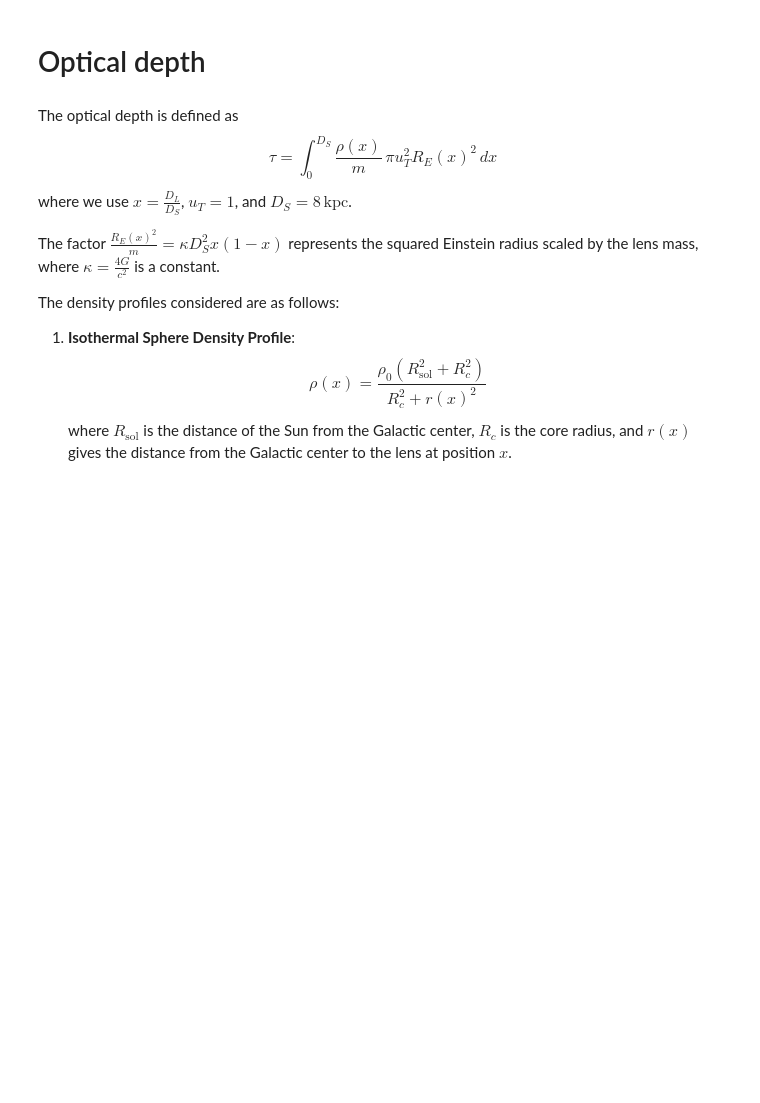
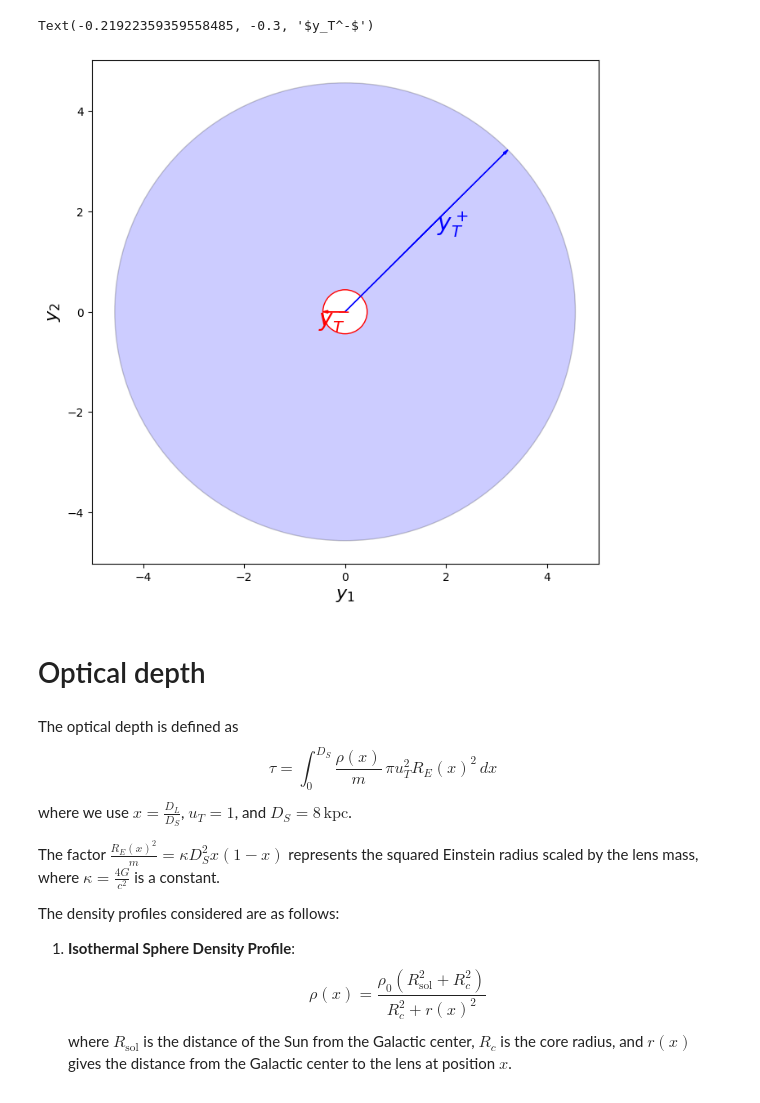
Before and after one commit to anibal-art/Lentes_gravitacionales, a Jupyter notebook: Lista_4.ipynb, the cells around one changed output. Cells and saved outputs as stored; diff of their text form; code cells hidden in the pictures; blank space fills up the shorter version.

```diff
--- a/Lista_4.ipynb
+++ b/Lista_4.ipynb
@@ -1,3 +70,20 @@
+# %%
+fig,ax=plt.subplots(1,1,figsize=(8,8))
+circle_out=plt.Circle((0,0),yt[0],color='black',fc='blue',fill=True,alpha=0.2)
+circle_in=plt.Circle((0,0),yt[1],color='red',fill=True,fc='white')
+ax.add_artist(circle_out)
+ax.add_artist(circle_in)
+ax.set_xlim([-yt[0]*1.1,yt[0]*1.1])
+ax.set_ylim([-yt[0]*1.1,yt[0]*1.1])
+plt.xlabel(r'$y_1$',fontsize=16)
+plt.ylabel(r'$y_2$',fontsize=16)
+ax.arrow(0, 0, (yt[0]-0.1)*np.cos(np.pi/4), (yt[0]-0.1)*np.sin(np.pi/4), head_width=0.05, head_length=0.1, fc='blue', ec='blue')
+ax.arrow(0, 0, -(yt[1]-0.1), 0, head_width=0.05, head_length=0.1, fc='red', ec='red')
+ax.text(yt[0]/2.0*np.cos(np.pi/4)+0.2, yt[0]/2.0*np.sin(np.pi/4),r'$y_T^+$',fontsize=20,horizontalalignment='left',color='blue')
+ax.text(-yt[1]/2.0, -0.3,r'$y_T^-$',fontsize=20,horizontalalignment='center',color='red')
+# %% [output]
+Text(-0.21922359359558485, -0.3, '$y_T^-$')
+[figure, added]
 # %% [markdown]
 # Optical depth
 # %% [markdown]
```
Also changed, not shown: parts of 3 cells of this notebook, 11 other files.
